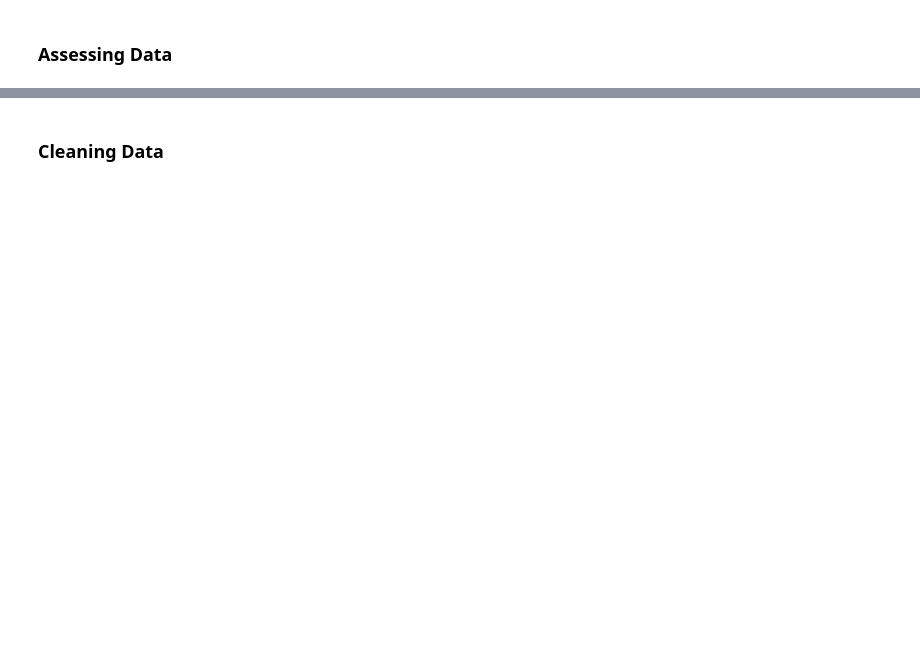
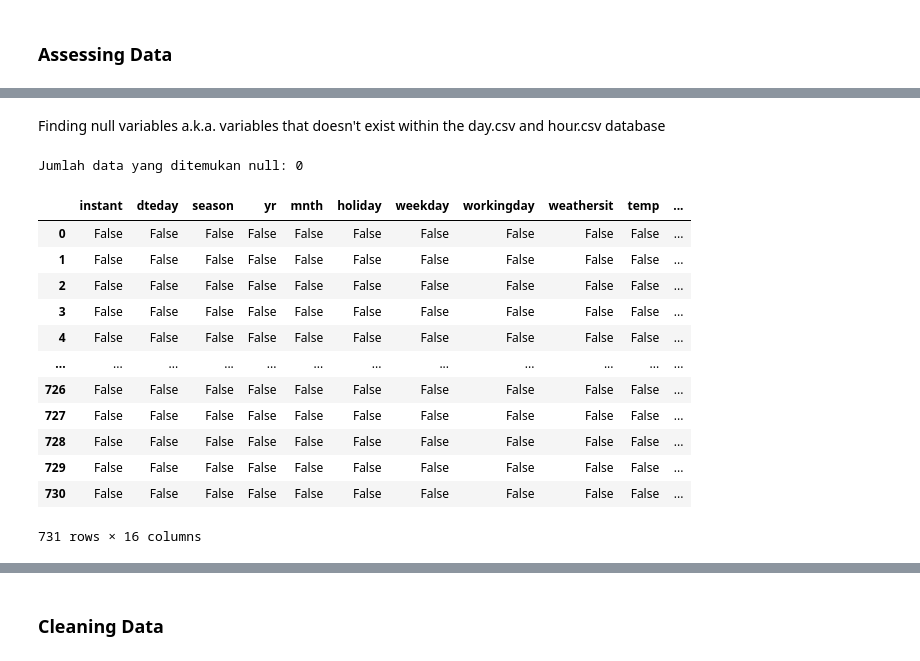
Before and after one commit to mikhail-karim/dicoding-bike_sharing_analysis-submission, a Jupyter notebook: notebook.ipynb, the cells around one changed output, grey strips where cells are left out. Cells and saved outputs as stored; diff of their text form; code cells hidden in the pictures; blank space fills up the shorter version.

```diff
--- a/notebook.ipynb
+++ b/notebook.ipynb
@@ -58,0 +108,26 @@ hour_df.head()
+# %% [markdown]
+Finding null variables a.k.a. variables that doesn't exist within the day.csv and hour.csv database
+# %%
+# apabila data ditemukan ada yang null, maka akan mencetak pesan kalau jumlah data null ada ___
+
+if day_df.isnull() is True:
+  print("Jumlah data yang ditemukan null: ", day_df.isnull().sum())
+else:
+  print("Jumlah data yang ditemukan null: 0")
+print(" ")
+day_df.isnull() #day.csv (harian)
+# %% [output]
+Jumlah data yang ditemukan null: 0
+|  | instant | dteday | season | yr | mnth | holiday | weekday | workingday | weathersit | temp | ... |
+| 0 | False | False | False | False | False | False | False | False | False | False | ... |
+| 1 | False | False | False | False | False | False | False | False | False | False | ... |
+| 2 | False | False | False | False | False | False | False | False | False | False | ... |
+| 3 | False | False | False | False | False | False | False | False | False | False | ... |
+| 4 | False | False | False | False | False | False | False | False | False | False | ... |
+| ... | ... | ... | ... | ... | ... | ... | ... | ... | ... | ... | ... |
+| 726 | False | False | False | False | False | False | False | False | False | False | ... |
+| 727 | False | False | False | False | False | False | False | False | False | False | ... |
+| 728 | False | False | False | False | False | False | False | False | False | False | ... |
+| 729 | False | False | False | False | False | False | False | False | False | False | ... |
+| 730 | False | False | False | False | False | False | False | False | False | False | ... |
+731 rows × 16 columns
```
Also changed, not shown: parts of 21 cells of this notebook.
